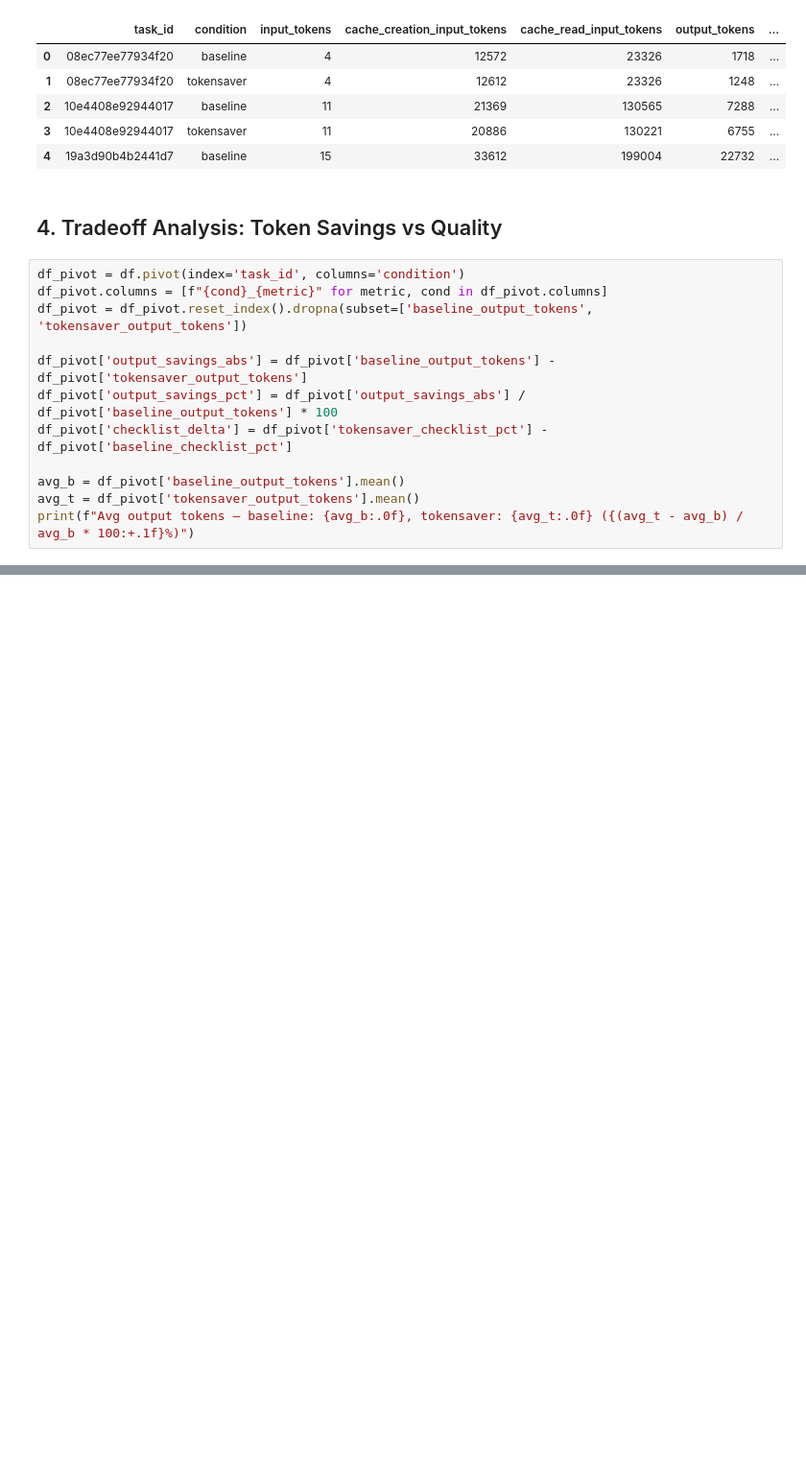
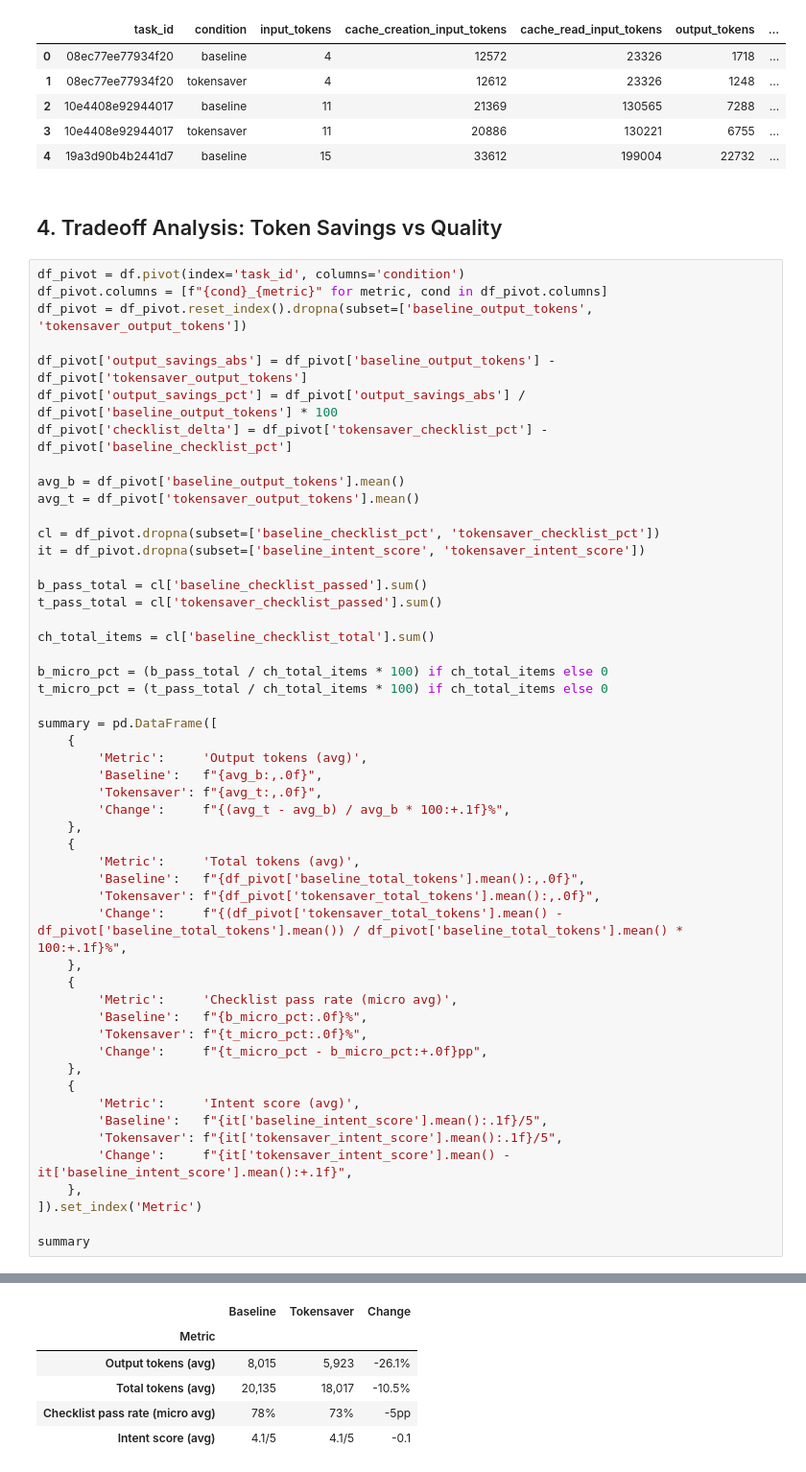
Before and after one commit to lilysli/claude-token-saver-eval, a Jupyter notebook: results_visualization.ipynb, the cells around one changed output, grey strips where cells are left out. Shown at 96% size. Drawn from its saved outputs; the diff is of its cells as text; blank space fills up the shorter version.

```diff
--- a/results_visualization.ipynb
+++ b/results_visualization.ipynb
@@ -68,5 +70,44 @@ df_pivot['checklist_delta'] = df_pivot['tokensaver_checklist_pct'] - df_pivot['b
 
 avg_b = df_pivot['baseline_output_tokens'].mean()
 avg_t = df_pivot['tokensaver_output_tokens'].mean()
-print(f"Avg output tokens — baseline: {avg_b:.0f}, tokensaver: {avg_t:.0f} ({(avg_t - avg_b) / avg_b * 100:+.1f}%)")
+
+cl = df_pivot.dropna(subset=['baseline_checklist_pct', 'tokensaver_checklist_pct'])
+it = df_pivot.dropna(subset=['baseline_intent_score', 'tokensaver_intent_score'])
+
+b_pass_total = cl['baseline_checklist_passed'].sum()
+t_pass_total = cl['tokensaver_checklist_passed'].sum()
+
+ch_total_items = cl['baseline_checklist_total'].sum()
+
+b_micro_pct = (b_pass_total / ch_total_items * 100) if ch_total_items else 0
+t_micro_pct = (t_pass_total / ch_total_items * 100) if ch_total_items else 0
+
+summary = pd.DataFrame([
+    {
+        'Metric':     'Output tokens (avg)',
+        'Baseline':   f"{avg_b:,.0f}",
+        'Tokensaver': f"{avg_t:,.0f}",
+        'Change':     f"{(avg_t - avg_b) / avg_b * 100:+.1f}%",
+    },
+    {
+        'Metric':     'Total tokens (avg)',
+        'Baseline':   f"{df_pivot['baseline_total_tokens'].mean():,.0f}",
+        'Tokensaver': f"{df_pivot['tokensaver_total_tokens'].mean():,.0f}",
+        'Change':     f"{(df_pivot['tokensaver_total_tokens'].mean() - df_pivot['baseline_total_tokens'].mean()) / df_pivot['baseline_total_tokens'].mean() * 100:+.1f}%",
+    },
+    {
+        'Metric':     'Checklist pass rate (micro avg)',
+        'Baseline':   f"{b_micro_pct:.0f}%",
+        'Tokensaver': f"{t_micro_pct:.0f}%",
+        'Change':     f"{t_micro_pct - b_micro_pct:+.0f}pp",
+    },
+    {
+        'Metric':     'Intent score (avg)',
+        'Baseline':   f"{it['baseline_intent_score'].mean():.1f}/5",
+        'Tokensaver': f"{it['tokensaver_intent_score'].mean():.1f}/5",
+        'Change':     f"{it['tokensaver_intent_score'].mean() - it['baseline_intent_score'].mean():+.1f}",
+    },
+]).set_index('Metric')
+
+summary
 # %% [output]
@@ -74,3 +114,9 @@ Avg output tokens — baseline: 8015, tokensaver: 5923 (-26.1%)
+|  | Baseline | Tokensaver | Change |
+| Metric |  |  |  |
+| Output tokens (avg) | 8,015 | 5,923 | -26.1% |
+| Total tokens (avg) | 20,135 | 18,017 | -10.5% |
+| Checklist pass rate (micro avg) | 78% | 73% | -5pp |
+| Intent score (avg) | 4.1/5 | 4.1/5 | -0.1 |
 # %%
 fig, axes = plt.subplots(1, 2, figsize=(16, 7))
 fig.suptitle('Output Token Savings and Quality Tradeoff', fontsize=18)
```
Also changed, not shown: parts of 3 cells of this notebook, 4 other files.
